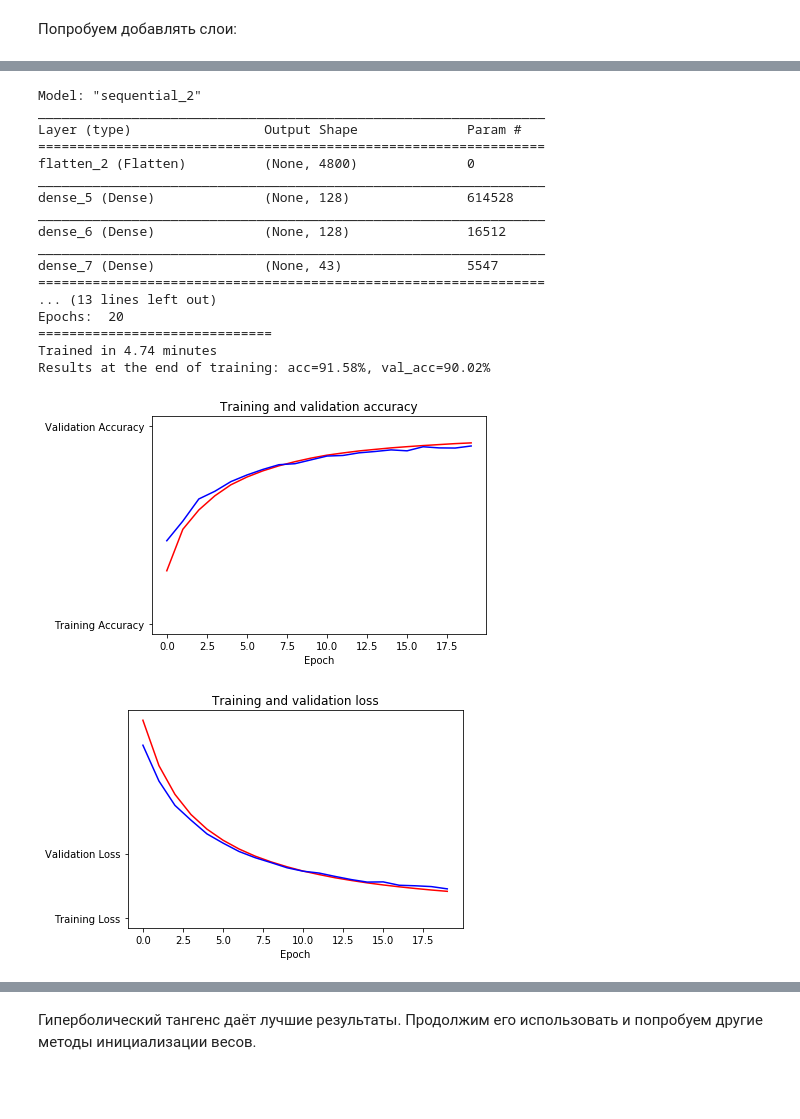
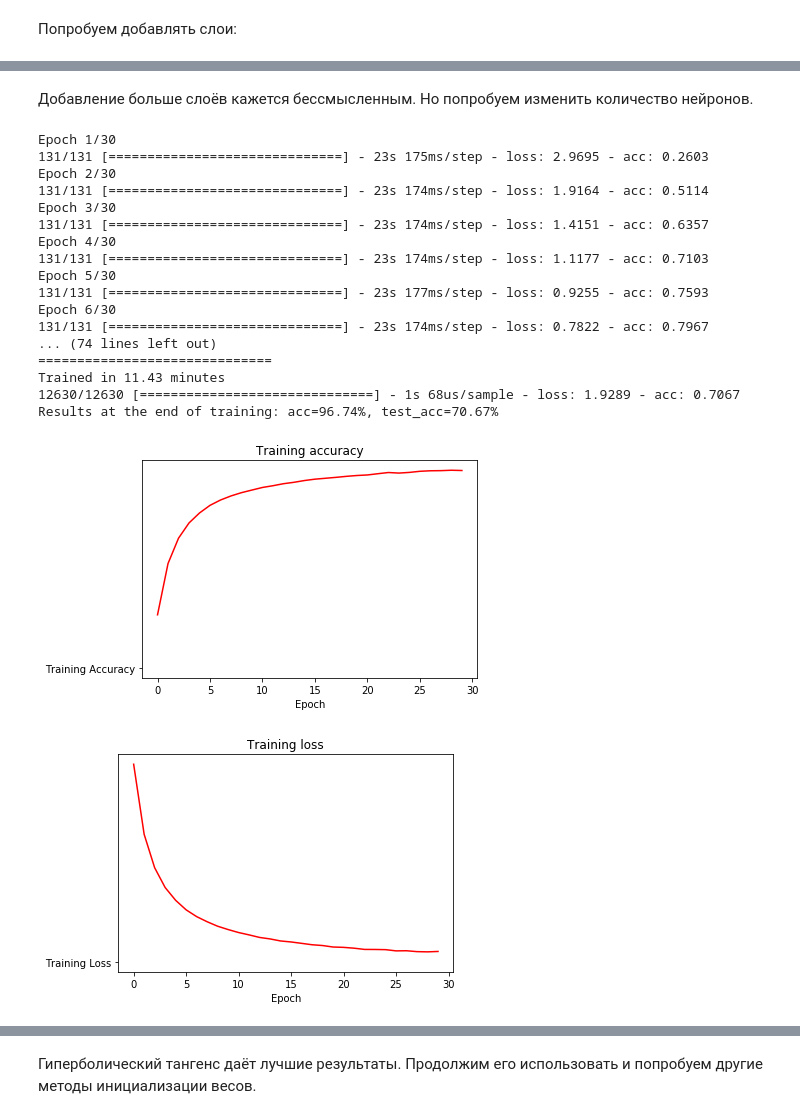
Before and after one commit to kormang/gtsrb-dl-labs, a Jupyter notebook: lab2/src/gtsc-keras-lab2-fcnn.ipynb, the cells around one changed output, grey strips where cells are left out. Cells and saved outputs as stored; diff of their text form; code cells hidden in the pictures; blank space fills up the shorter version.

```diff
--- a/lab2/src/gtsc-keras-lab2-fcnn.ipynb
+++ b/lab2/src/gtsc-keras-lab2-fcnn.ipynb
@@ -165,16 +164,7 @@ for i, f in enumerate(paths):
     data.append(np.array(resized_image))
 
 X_train = np.array(data).astype('float32') / 255.0
-
-split_size = 1 - VALIDATION_RATIO
-train_size = int(y_train.shape[0] * split_size)
-
 y_train = to_categorical(y_train, 43)
-y_val = y_train[train_size:]
-y_train = y_train[:train_size]
-
-X_val = X_train[train_size:]
-X_train = X_train[:train_size]
 
 print('Data loaded.              ')
 # %% [output]
@@ -195,20 +197,16 @@ def plot(history):
     import matplotlib.pyplot as plt
 
     acc=history.history['acc']
-    val_acc=history.history['val_acc']
     loss=history.history['loss']
-    val_loss=history.history['val_loss']
     epochs=range(len(acc))
 
     plt.plot(epochs, acc, 'r', "Training Accuracy")
-    plt.plot(epochs, val_acc, 'b', "Validation Accuracy")
-    plt.title('Training and validation accuracy')
+    plt.title('Training accuracy')
     plt.xlabel('Epoch')
     plt.figure()
 
     plt.plot(epochs, loss, 'r', "Training Loss")
-    plt.plot(epochs, val_loss, 'b', "Validation Loss")
     plt.xlabel('Epoch')
-    plt.title('Training and validation loss')
+    plt.title('Training loss')
 # %%
 def show_layers(model):
@@ -226,7 +224,7 @@ def custom_summary(model):
     model.summary()
     show_layers(model)
 # %%
-VERBOSE=0
+VERBOSE=1
 # %%
 def train_model(model, kernel_initializer, optimizer, epochs):
     model.compile(optimizer=optimizer, loss='categorical_crossentropy', metrics=['accuracy'])
@@ -239,12 +237,7 @@ def train_model(model, kernel_initializer, optimizer, epochs):
                         epochs=epochs,
                         shuffle=False,
                         verbose=VERBOSE,
-                        callbacks=[
-                          tf.keras.callbacks.EarlyStopping(monitor='acc', min_delta=0.0001, patience=2),
-                          StopOnAccReachedCallback()
-                        ],
-                        steps_per_epoch= round(X_train.shape[0] / BATCH_SIZE),
-                        validation_data = (X_val, y_val))
+                        steps_per_epoch= round(X_train.shape[0] / BATCH_SIZE))
     end_time = timer()
 
     custom_summary(model)
@@ -255,10 +248,13 @@ def train_model(model, kernel_initializer, optimizer, epochs):
     print('Epochs: ', epochs)
     print('==============================')
     print('Trained in {0:.2f} minutes'.format((end_time - start_time) / 60))
+
     acc=history.history['acc'][-1]
-    val_acc=history.history['val_acc'][-1]
-    print('Results at the end of training: acc={1:.02f}%, val_acc={2:.02f}%'
-          .format(i, acc*100, val_acc*100))
+    test_acc = model.evaluate(X_test, y_test)[1]
+
+    print('Results at the end of training: acc={1:.02f}%, test_acc={2:.02f}%'
+          .format(i, acc*100, test_acc*100))
+
     plot(history)
 # %% [markdown]
 Тренируем сети:
@@ -334,33 +328,35 @@ Results at the end of training: acc=90.14%, val_acc=88.55%
+# %% [markdown]
+Добавление больше слоёв кажется бессмысленным. Но попробуем изменить количество нейронов.
 # %%
 kernel_initializer='glorot_uniform'
-optimizer=RMSprop(learning_rate=0.0001)
-epochs=20
+optimizer=RMSprop(learning_rate=0.0005)
+epochs=30
 
 model = tf.keras.models.Sequential([
     Flatten(input_shape=TARGET_SIZE + (3,)),
-    Dense(128, activation='relu', kernel_initializer=kernel_initializer),
+    Dense(256, activation='relu', kernel_initializer=kernel_initializer),
     Dense(128, activation='relu', kernel_initializer=kernel_initializer),
     Dense(43, activation='softmax')
 ])
 
 train_model(model, kernel_initializer, optimizer, epochs)
 # %% [output]
-Model: "sequential_2"
-_________________________________________________________________
-Layer (type)                 Output Shape              Param #
-=================================================================
-flatten_2 (Flatten)          (None, 4800)              0
-_________________________________________________________________
-dense_5 (Dense)              (None, 128)               614528
-_________________________________________________________________
-dense_6 (Dense)              (None, 128)               16512
-_________________________________________________________________
-dense_7 (Dense)              (None, 43)                5547
-=================================================================
-... (13 lines left out)
-Epochs:  20
+Epoch 1/30
+131/131 [==============================] - 23s 175ms/step - loss: 2.9695 - acc: 0.2603
+Epoch 2/30
+131/131 [==============================] - 23s 174ms/step - loss: 1.9164 - acc: 0.5114
+Epoch 3/30
+131/131 [==============================] - 23s 174ms/step - loss: 1.4151 - acc: 0.6357
+Epoch 4/30
+131/131 [==============================] - 23s 174ms/step - loss: 1.1177 - acc: 0.7103
+Epoch 5/30
+131/131 [==============================] - 23s 177ms/step - loss: 0.9255 - acc: 0.7593
+Epoch 6/30
+131/131 [==============================] - 23s 174ms/step - loss: 0.7822 - acc: 0.7967
+... (74 lines left out)
 ==============================
-Trained in 4.74 minutes
-Results at the end of training: acc=91.58%, val_acc=90.02%
+Trained in 11.43 minutes
+12630/12630 [==============================] - 1s 68us/sample - loss: 1.9289 - acc: 0.7067
+Results at the end of training: acc=96.74%, test_acc=70.67%
-[figure, old version]
+[figure, new version]
-[figure, old version]
+[figure, new version]
```
Also changed, not shown: parts of 35 cells of this notebook, 3 other files.
